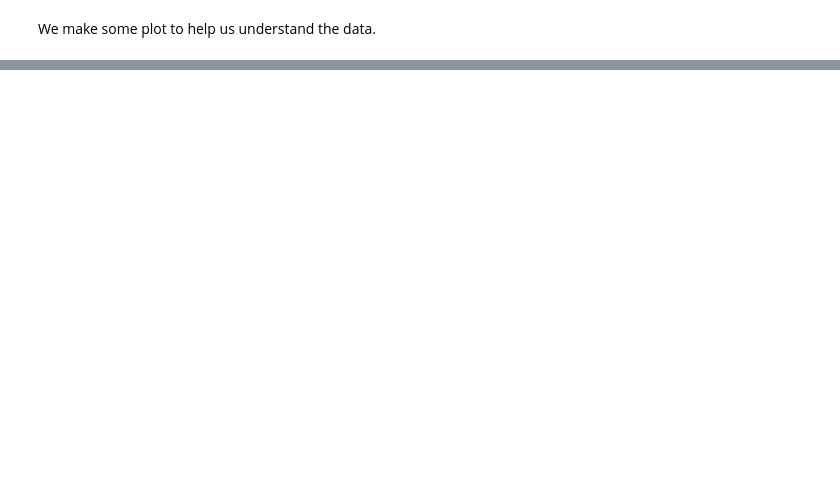
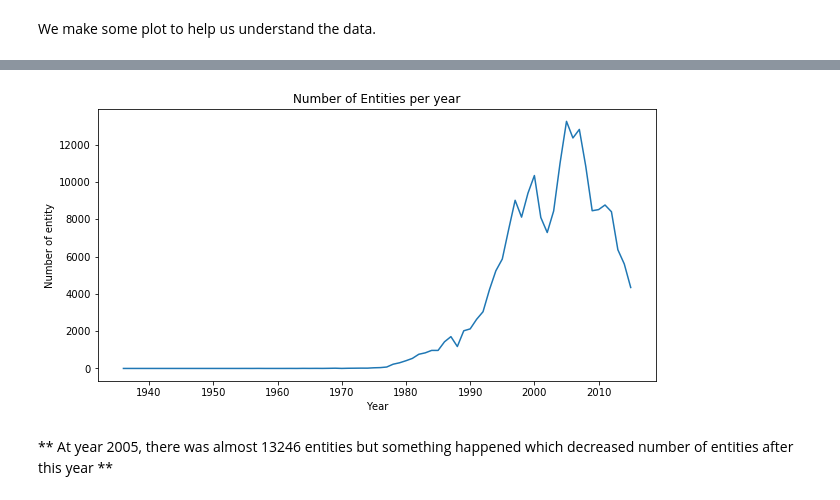
Before and after one commit to Roussaky/ada-EPFL, a Jupyter notebook: project/project.ipynb, the cells around one changed output, grey strips where cells are left out. Cells and saved outputs as stored; diff of their text form; code cells hidden in the pictures; blank space fills up the shorter version.

```diff
--- a/project/project.ipynb
+++ b/project/project.ipynb
@@ -9,0 +12,11 @@ panama_entity.columns
+# %%
+## Any duplicated row?
+panama_entity[panama_entity.duplicated()==True].shape[0]
+# no duplicate row
+
+## Features:
+panama_entity.columns
+
+## Convert feature:'n.incorporation_date' to type date
+panama_entity['n.incorporation_date'] = pd.to_datetime(panama_entity['n.incorporation_date'])
+# this conversion is essential, it let us do sorting.
@@ -11,0 +84,12 @@ We make some plot to help us understand the data.
+# %%
+year = pd.DataFrame(panama_entity['n.incorporation_date'].dropna().dt.year.astype(int).value_counts())
+plt.figure(figsize=(10,5))
+plt.plot(year['n.incorporation_date'].sort_index())
+plt.xlabel('Year')
+plt.ylabel('Number of entity')
+plt.title('Number of Entities per year')
+plt.show()
+# %% [output]
+[figure, added]
+# %% [markdown]
+** At year 2005, there was almost 13246 entities but something happened which decreased number of entities after this year  **
```
Also changed, not shown: parts of 16 cells of this notebook.
